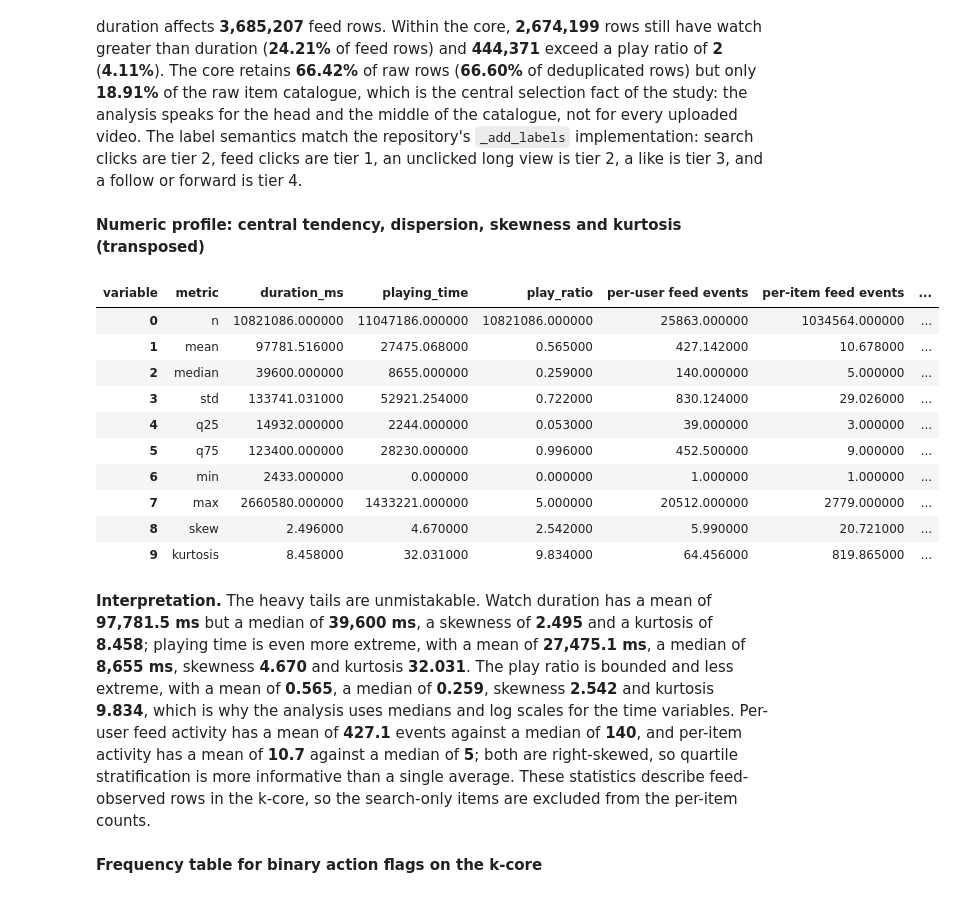
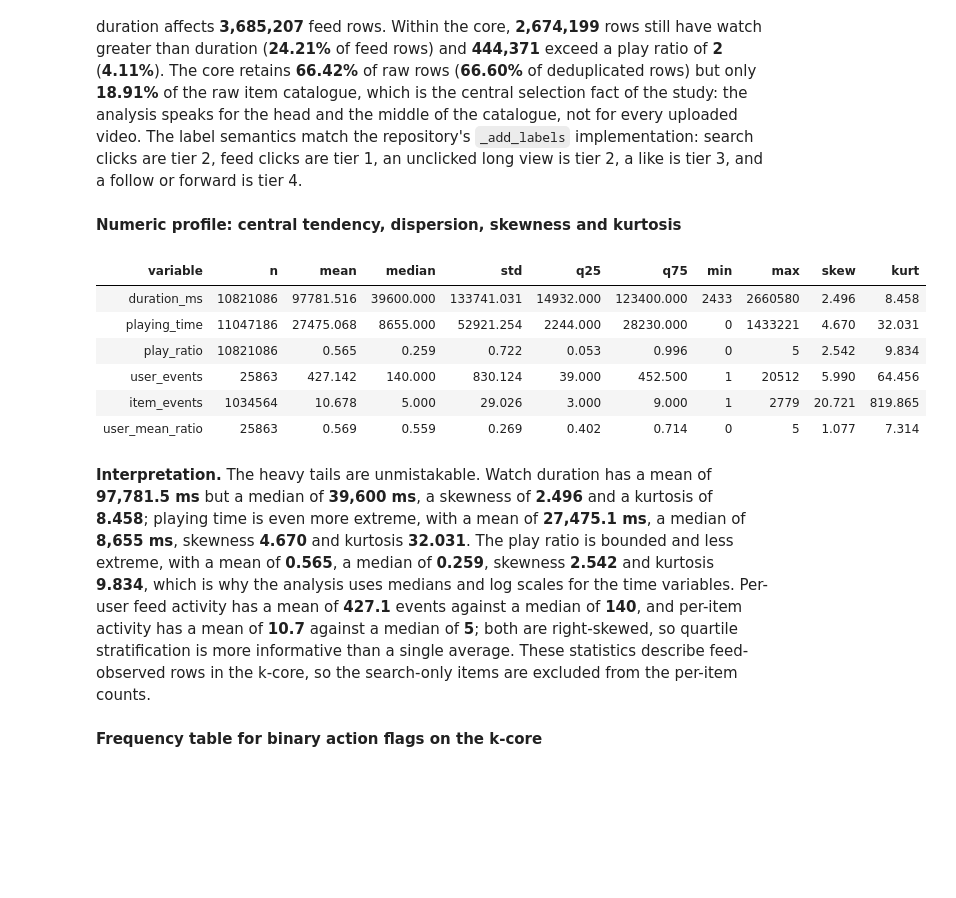
Before and after one commit to 1ens0r/doomscroll, a Jupyter notebook: Doomscroll_EDA_Report.ipynb, the cells around one changed output. Cells and saved outputs as stored; diff of their text form; code cells hidden in the pictures; blank space fills up the shorter version.

Commit message:
fix(eda): wrap code cells for PDF, align markdown metrics with outputs, and tighten scope table

```diff
--- a/Doomscroll_EDA_Report.ipynb
+++ b/Doomscroll_EDA_Report.ipynb
@@ -644,38 +1427,62 @@ core quality: watch>duration=2,674,199 | play_ratio>1=2,674,199 | >2=444,371
 # %%
 num_rows = []
 for c in ["duration_ms", "playing_time", "play_ratio"]:
     s = feed[c].dropna()
-    num_rows.append({
-        "variable": c, "n": len(s), "mean": s.mean(), "median": s.median(), "std": s.std(),
-        "q25": s.quantile(0.25), "q75": s.quantile(0.75), "min": s.min(), "max": s.max(),
-        "skew": s.skew(), "kurtosis": s.kurtosis(),
-    })
+    num_rows.append(
+        {
+            "variable": c,
+            "n": len(s),
+            "mean": s.mean(),
+            "median": s.median(),
+            "std": s.std(),
+            "q25": s.quantile(0.25),
+            "q75": s.quantile(0.75),
+            "min": s.min(),
+            "max": s.max(),
+            "skew": s.skew(),
+            "kurt": s.kurtosis(),
+        }
+    )
 per_user = feed.groupby("user_id").size()
 per_item = feed.groupby("item_id").size()
 per_user_ratio = feed.groupby("user_id")["play_ratio"].mean()
-for name, s in [("per-user feed events", per_user), ("per-item feed events", per_item),
-                ("per-user mean play_ratio", per_user_ratio)]:
-    num_rows.append({
-        "variable": name, "n": len(s), "mean": s.mean(), "median": s.median(), "std": s.std(),
-        "q25": s.quantile(0.25), "q75": s.quantile(0.75), "min": s.min(), "max": s.max(),
-        "skew": s.skew(), "kurtosis": s.kurtosis(),
-    })
-desc = pd.DataFrame(num_rows)
-desc_t = desc.set_index('variable').round(4).T.reset_index().rename(columns={'index': 'metric'})
-show_table(desc_t, 'Numeric profile: central tendency, dispersion, skewness and kurtosis (transposed)')
+for name, s in [
+    ("user_events", per_user),
+    ("item_events", per_item),
+    ("user_mean_ratio", per_user_ratio),
+]:
+    num_rows.append(
+        {
+            "variable": name,
+            "n": len(s),
+            "mean": s.mean(),
+            "median": s.median(),
+            "std": s.std(),
+            "q25": s.quantile(0.25),
+            "q75": s.quantile(0.75),
+            "min": s.min(),
+            "max": s.max(),
+            "skew": s.skew(),
+            "kurt": s.kurtosis(),
+        }
+    )
+desc = pd.DataFrame(num_rows).set_index("variable")
+show_table(
+    desc.round(4),
+    "Numeric profile: central tendency, dispersion, "
+    "skewness and kurtosis",
+    max_rows=10,
+    precision=4,
+)
 # %% [output]
-**Numeric profile: central tendency, dispersion, skewness and kurtosis (transposed)**
+**Numeric profile: central tendency, dispersion, skewness and kurtosis**
-| variable | metric | duration_ms | playing_time | play_ratio | per-user feed events | per-item feed events | ... |
-| 0 | n | 10821086.000000 | 11047186.000000 | 10821086.000000 | 25863.000000 | 1034564.000000 | ... |
-| 1 | mean | 97781.516000 | 27475.068000 | 0.565000 | 427.142000 | 10.678000 | ... |
-| 2 | median | 39600.000000 | 8655.000000 | 0.259000 | 140.000000 | 5.000000 | ... |
-| 3 | std | 133741.031000 | 52921.254000 | 0.722000 | 830.124000 | 29.026000 | ... |
-| 4 | q25 | 14932.000000 | 2244.000000 | 0.053000 | 39.000000 | 3.000000 | ... |
-| 5 | q75 | 123400.000000 | 28230.000000 | 0.996000 | 452.500000 | 9.000000 | ... |
-| 6 | min | 2433.000000 | 0.000000 | 0.000000 | 1.000000 | 1.000000 | ... |
-| 7 | max | 2660580.000000 | 1433221.000000 | 5.000000 | 20512.000000 | 2779.000000 | ... |
-| 8 | skew | 2.496000 | 4.670000 | 2.542000 | 5.990000 | 20.721000 | ... |
-| 9 | kurtosis | 8.458000 | 32.031000 | 9.834000 | 64.456000 | 819.865000 | ... |
+| variable | n | mean | median | std | q25 | q75 | min | max | skew | kurt |
+| duration_ms | 10821086 | 97781.516 | 39600.000 | 133741.031 | 14932.000 | 123400.000 | 2433 | 2660580 | 2.496 | 8.458 |
+| playing_time | 11047186 | 27475.068 | 8655.000 | 52921.254 | 2244.000 | 28230.000 | 0 | 1433221 | 4.670 | 32.031 |
+| play_ratio | 10821086 | 0.565 | 0.259 | 0.722 | 0.053 | 0.996 | 0 | 5 | 2.542 | 9.834 |
+| user_events | 25863 | 427.142 | 140.000 | 830.124 | 39.000 | 452.500 | 1 | 20512 | 5.990 | 64.456 |
+| item_events | 1034564 | 10.678 | 5.000 | 29.026 | 3.000 | 9.000 | 1 | 2779 | 20.721 | 819.865 |
+| user_mean_ratio | 25863 | 0.569 | 0.559 | 0.269 | 0.402 | 0.714 | 0 | 5 | 1.077 | 7.314 |
 # %% [markdown]
-**Interpretation.** The heavy tails are unmistakable. Watch duration has a mean of **97,781.5 ms** but a median of **39,600 ms**, a skewness of **2.495** and a kurtosis of **8.458**; playing time is even more extreme, with a mean of **27,475.1 ms**, a median of **8,655 ms**, skewness **4.670** and kurtosis **32.031**. The play ratio is bounded and less extreme, with a mean of **0.565**, a median of **0.259**, skewness **2.542** and kurtosis **9.834**, which is why the analysis uses medians and log scales for the time variables. Per-user feed activity has a mean of **427.1** events against a median of **140**, and per-item activity has a mean of **10.7** against a median of **5**; both are right-skewed, so quartile stratification is more informative than a single average. These statistics describe feed-observed rows in the k-core, so the search-only items are excluded from the per-item counts.
+**Interpretation.** The heavy tails are unmistakable. Watch duration has a mean of **97,781.5 ms** but a median of **39,600 ms**, a skewness of **2.496** and a kurtosis of **8.458**; playing time is even more extreme, with a mean of **27,475.1 ms**, a median of **8,655 ms**, skewness **4.670** and kurtosis **32.031**. The play ratio is bounded and less extreme, with a mean of **0.565**, a median of **0.259**, skewness **2.542** and kurtosis **9.834**, which is why the analysis uses medians and log scales for the time variables. Per-user feed activity has a mean of **427.1** events against a median of **140**, and per-item activity has a mean of **10.7** against a median of **5**; both are right-skewed, so quartile stratification is more informative than a single average. These statistics describe feed-observed rows in the k-core, so the search-only items are excluded from the per-item counts.
 # %%
```
Also changed, not shown: parts of 61 cells of this notebook, 1 other file.
